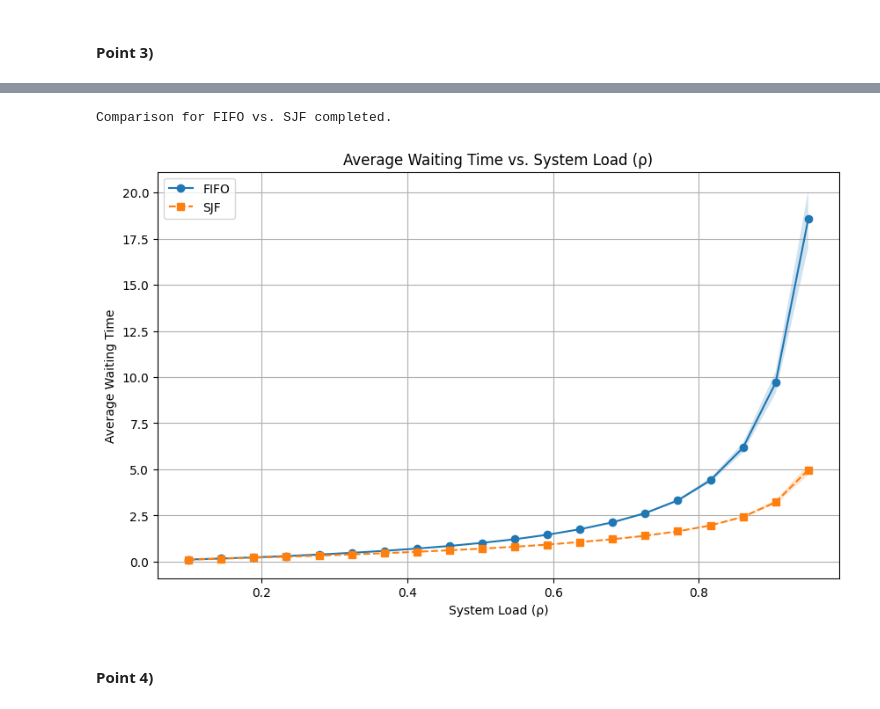
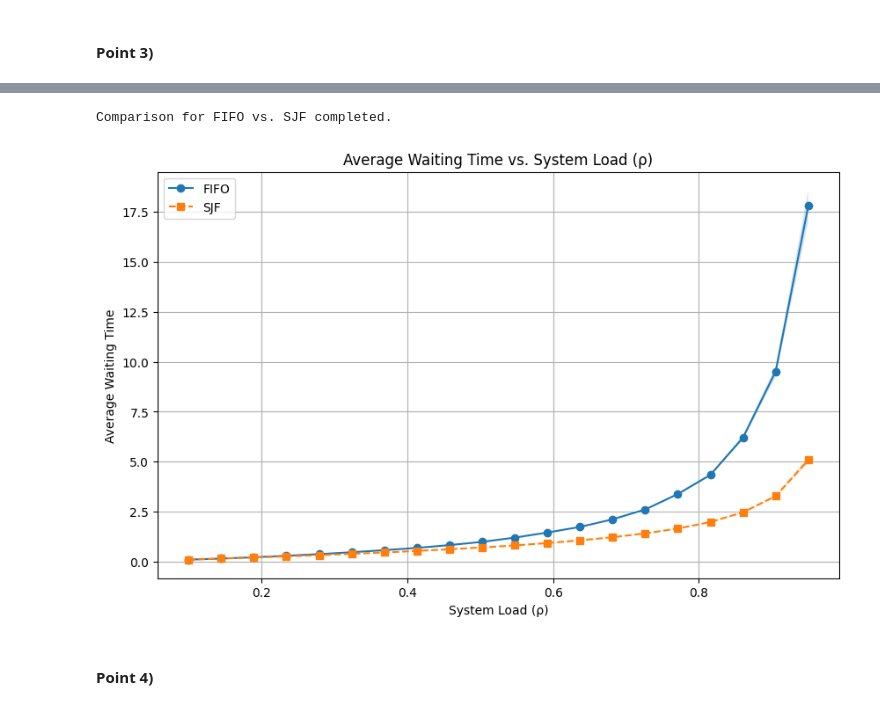
Before and after one commit to yoadvp-bit/Stochastic-simulations, a Jupyter notebook: Assignment2.ipynb, the cells around one changed output, grey strips where cells are left out. Cells and saved outputs as stored; diff of their text form; code cells hidden in the pictures.

```diff
--- a/Assignment2.ipynb
+++ b/Assignment2.ipynb
@@ -363,8 +360,8 @@ Mean Waiting Time (M/M/1 with SJFS): 14.85
 # %%
-# Parameters for the comparison
-SIM_TIME = 10000  # Simulation time
+# Plotting the average waiting time for M/M/1 system with SJF and FIFO scheduing, for varying system loads.
+SIM_TIME = 10000
 RHO_VALUES = np.linspace(0.1, 0.95, 20)  # System load values (ρ)
-NUM_REPLICATIONS = 30  # Number of replications for each configuration
+NUM_REPLICATIONS = 100
 SERVICE_RATE = 1
 
 # Store results for FIFO and SJF
@@ -374,14 +371,14 @@ sjfs_waiting_times = []
 for rho in RHO_VALUES:
     arrival_rate = rho * SERVICE_RATE  # λ = ρ * μ
 
-    # Collect waiting times for FIFO
+    # Waiting times for FIFO
     fifo_replications = [
         run_simulation(1, arrival_rate, SERVICE_RATE, SIM_TIME, RANDOM_SEED + i, sjfs=False)
         for i in range(NUM_REPLICATIONS)
     ]
     fifo_waiting_times.append((np.mean(fifo_replications), np.std(fifo_replications)))
 
-    # Collect waiting times for SJF
+    # Waiting times for SJF
     sjfs_replications = [
         run_simulation(1, arrival_rate, SERVICE_RATE, SIM_TIME, RANDOM_SEED + i, sjfs=True)
         for i in range(NUM_REPLICATIONS)
@@ -398,34 +395,34 @@ sjfs_means = [x[0] for x in sjfs_waiting_times]
 sjfs_stds = [x[1] / np.sqrt(NUM_REPLICATIONS) for x in sjfs_waiting_times]  # Standard errors
 
 plt.figure(figsize=(10, 6))
 
 # Plot FIFO
 plt.plot(RHO_VALUES, fifo_means, label='FIFO', marker='o')
 plt.fill_between(
     RHO_VALUES,
     np.array(fifo_means) - np.array(fifo_stds),
     np.array(fifo_means) + np.array(fifo_stds),
     alpha=0.2
 )
 
 # Plot SJF
 plt.plot(RHO_VALUES, sjfs_means, label='SJF', marker='s', linestyle='--')
 plt.fill_between(
     RHO_VALUES,
     np.array(sjfs_means) - np.array(sjfs_stds),
     np.array(sjfs_means) + np.array(sjfs_stds),
     alpha=0.2
 )
 
 plt.title('Average Waiting Time vs. System Load (ρ)')
 plt.xlabel('System Load (ρ)')
 plt.ylabel('Average Waiting Time')
 plt.legend()
 plt.grid()
 plt.show()
 # %% [output]
 Comparison for FIFO vs. SJF completed.
-[figure, old version]
+[figure, new version]
 # %% [markdown]
  #### Point 4)
 # %%
```
Also changed, not shown: parts of 4 cells of this notebook.
